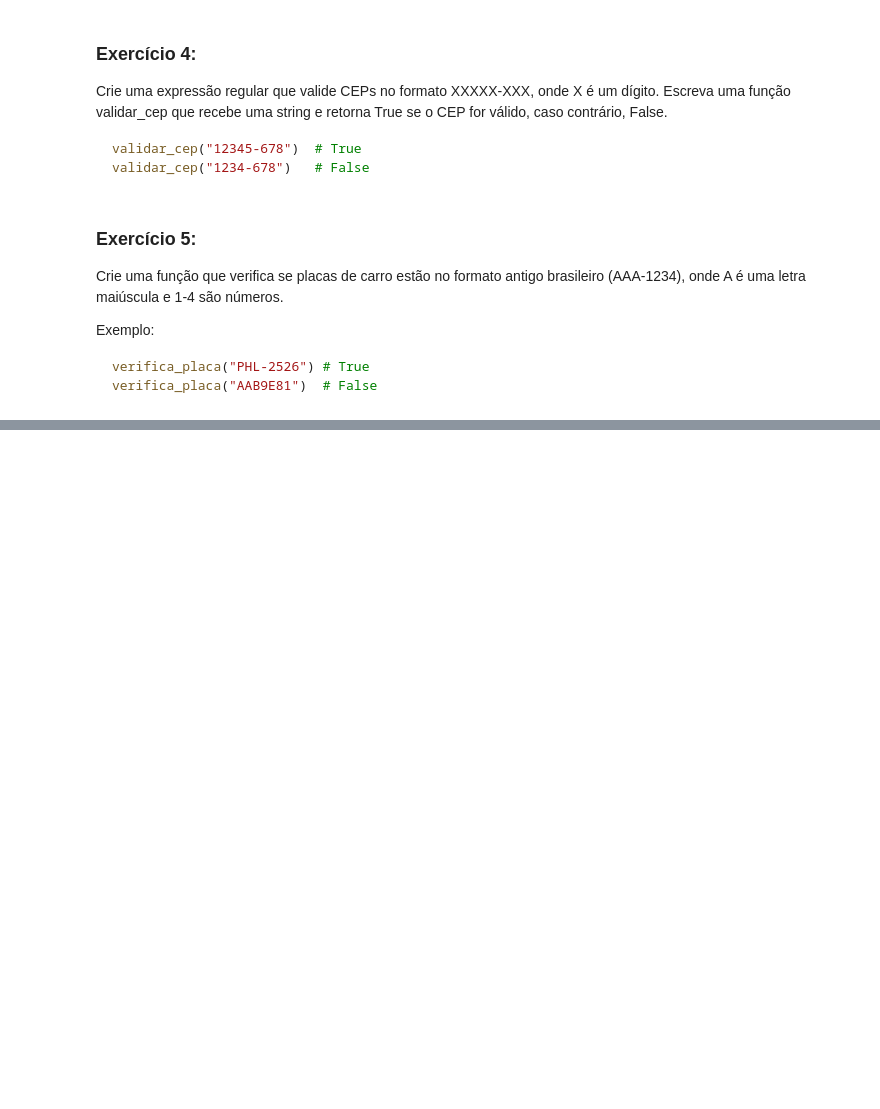
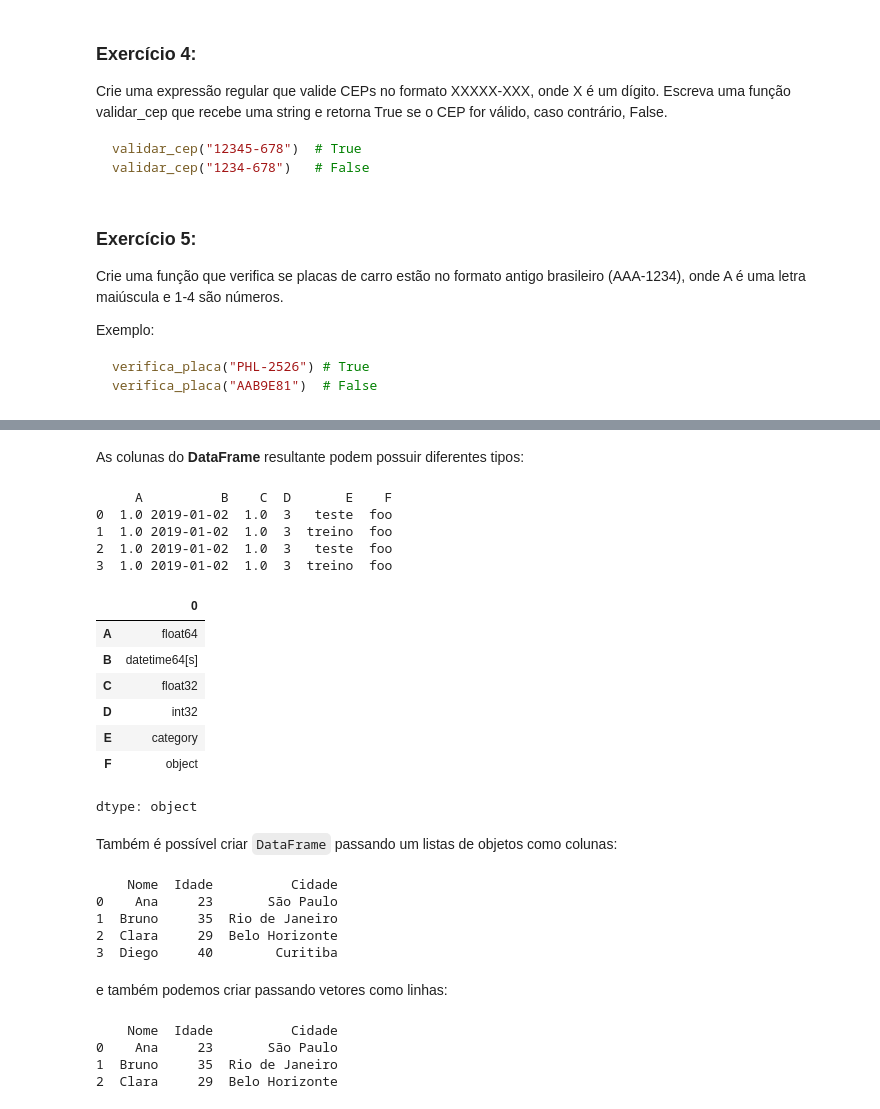
Before and after one commit to py241012454/CEE2, a Jupyter notebook: aulas.ipynb, the cells around one changed output, grey strips where cells are left out. Drawn from its saved outputs; the diff is of its cells as text; code cells hidden in the pictures; blank space fills up the shorter version.

Commit message:
Aula 25/11/2024-Introdução ao Pandas-Exercício 1

```diff
--- a/aulas.ipynb
+++ b/aulas.ipynb
@@ -2008,0 +2535,66 @@ verifica_placa("AAB9E81")  # False
+# %% [markdown]
+As colunas do **DataFrame** resultante podem possuir diferentes tipos:
+# %%
+print(df2)
+
+df2.dtypes
+# %% [output]
+     A          B    C  D       E    F
+0  1.0 2019-01-02  1.0  3   teste  foo
+1  1.0 2019-01-02  1.0  3  treino  foo
+2  1.0 2019-01-02  1.0  3   teste  foo
+3  1.0 2019-01-02  1.0  3  treino  foo
+|  | 0 |
+| A | float64 |
+| B | datetime64[s] |
+| C | float32 |
+| D | int32 |
+| E | category |
+| F | object |
+dtype: object
+# %% [markdown]
+Também é possível criar `DataFrame` passando um listas de objetos como colunas:
+# %%
+import pandas as pd
+
+# Vetores como listas
+nomes = ["Ana", "Bruno", "Clara", "Diego"]
+idades = [23, 35, 29, 40]
+cidades = ["São Paulo", "Rio de Janeiro", "Belo Horizonte", "Curitiba"]
+
+# Criar o DataFrame combinando os vetores por colunas
+df = pd.DataFrame({
+    "Nome": nomes,
+    "Idade": idades,
+    "Cidade": cidades
+})
+
+print(df)
+# %% [output]
+    Nome  Idade          Cidade
+0    Ana     23       São Paulo
+1  Bruno     35  Rio de Janeiro
+2  Clara     29  Belo Horizonte
+3  Diego     40        Curitiba
+# %% [markdown]
+e também podemos criar passando vetores como linhas:
+# %%
+import pandas as pd
+
+# Dados como vetores (linhas)
+linha1 = ["Ana", 23, "São Paulo"]
+linha2 = ["Bruno", 35, "Rio de Janeiro"]
+linha3 = ["Clara", 29, "Belo Horizonte"]
+
+# Criar o DataFrame
+df = pd.DataFrame(
+    [linha1, linha2, linha3],            # Passar as linhas
+    columns=["Nome", "Idade", "Cidade"]  # Nomear as colunas
+)
+
+print(df)
+# %% [output]
+    Nome  Idade          Cidade
+0    Ana     23       São Paulo
+1  Bruno     35  Rio de Janeiro
+2  Clara     29  Belo Horizonte
```
Also changed, not shown: parts of 198 cells of this notebook.
